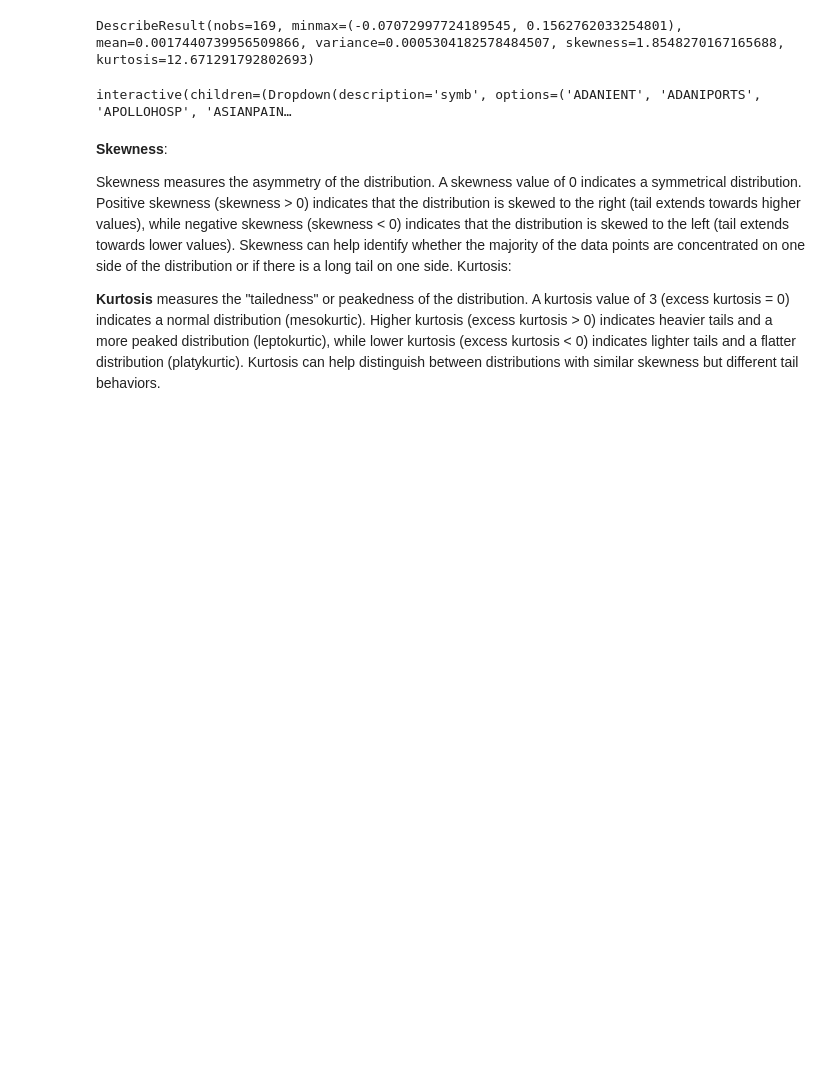
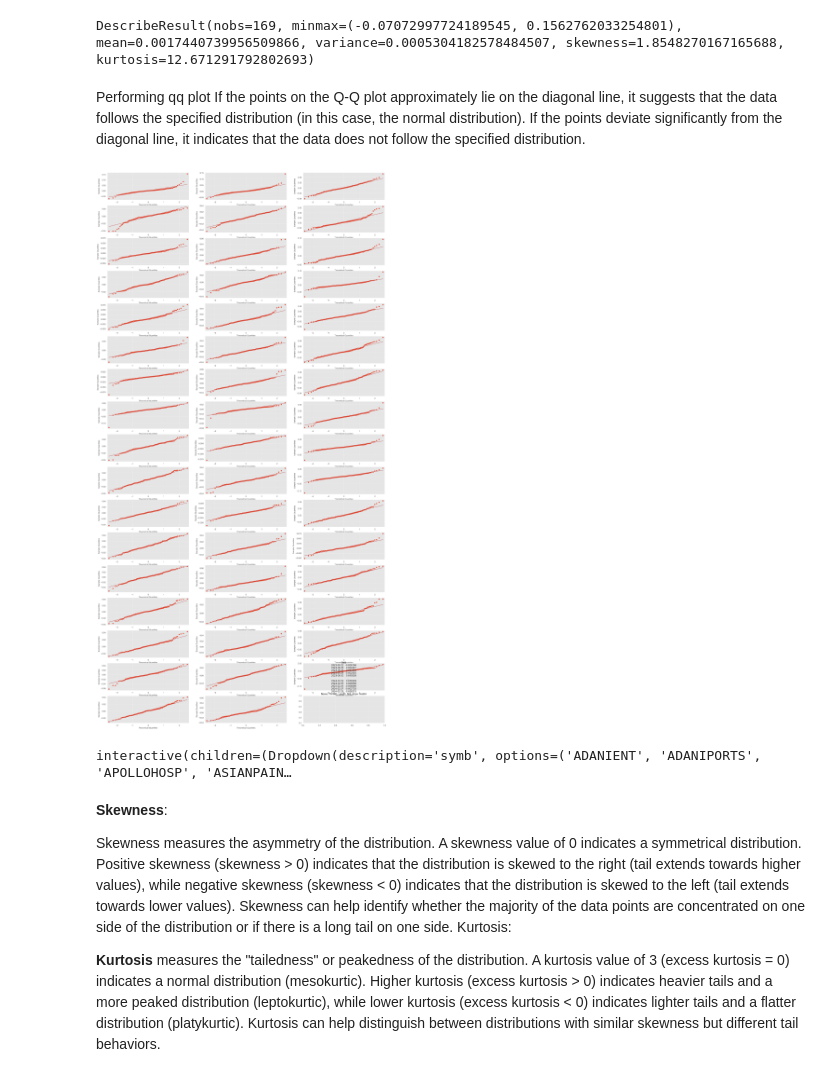
Before and after one commit to Ayush-sacri/Stock-Analysis, a Jupyter notebook: Stock-Analysis.ipynb, the cells around one changed output. Cells and saved outputs as stored; diff of their text form; code cells hidden in the pictures; blank space fills up the shorter version.

Commit message:
Applying qqplot on daily returns :)

```diff
--- a/Stock-Analysis.ipynb
+++ b/Stock-Analysis.ipynb
@@ -251,6 +251,18 @@ daily_returns.describe()
 stats.describe(daily_returns['ADANIENT'])
 # %% [output]
 DescribeResult(nobs=169, minmax=(-0.07072997724189545, 0.1562762033254801), mean=0.0017440739956509866, variance=0.0005304182578484507, skewness=1.8548270167165688, kurtosis=12.671291792802693)
+# %% [markdown]
+Performing qq plot
+If the points on the Q-Q plot approximately lie on the diagonal line, it suggests that the data follows the specified distribution (in this case, the normal distribution).
+If the points deviate significantly from the diagonal line, it indicates that the data does not follow the specified distribution.
+# %%
+import statsmodels.api as sm
+fig, axes = plt.subplots(nrows=17, ncols=3,figsize=(30,60))
+for i, column in enumerate(daily_returns.columns):
+    plt.title(f"{daily_returns[column]}")
+    sm.qqplot(daily_returns[column],ax=axes[i//3,i%3], line='s',color='m')
+# %% [output]
+[figure, added]
 # %%
 def statis(symb):
     nobs,minmax,mean,variance,skewness,kurtosis=stats.describe(daily_returns[symb])
```
Also changed, not shown: parts of 1 cell of this notebook.
